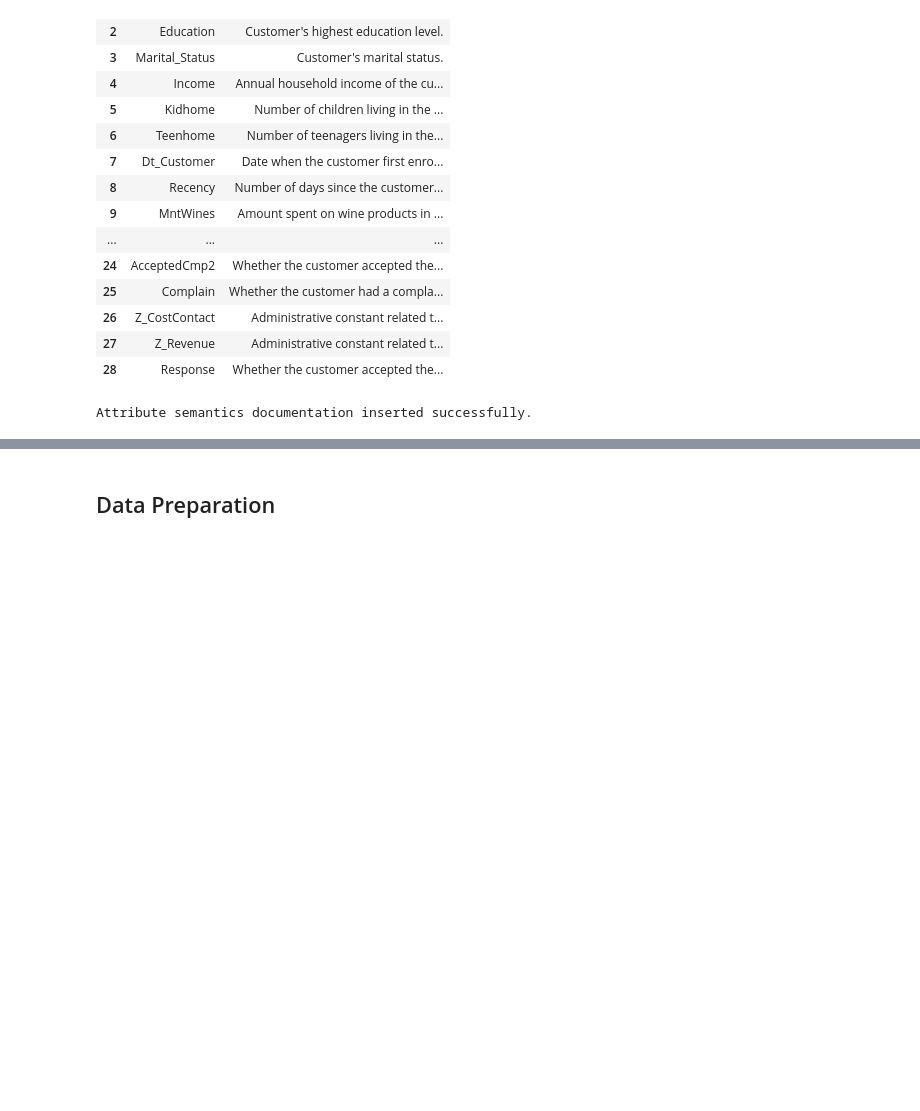
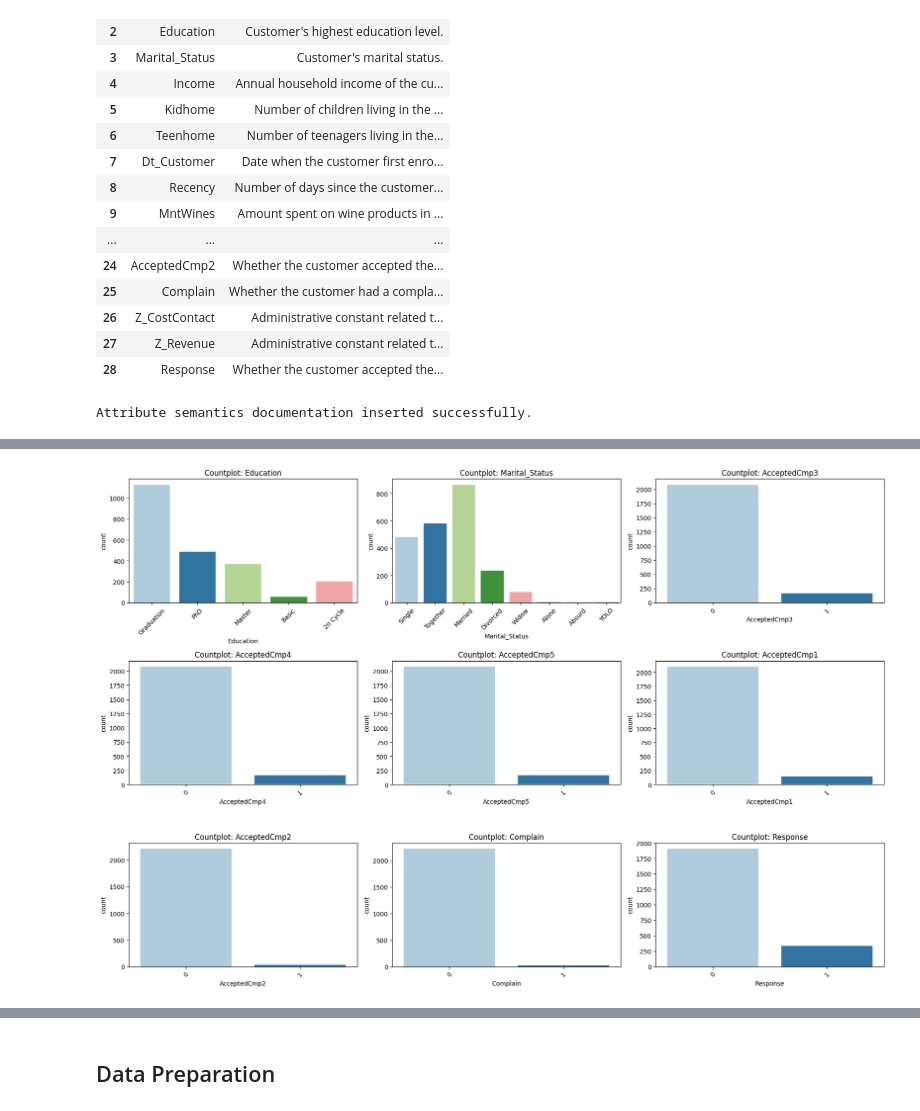
Before and after one commit to dasha-alekseenkova/Business-Intelligence_Lab3, a Jupyter notebook: Cyclists_251201.ipynb, the cells around one changed output, grey strips where cells are left out. Drawn from its saved outputs; the diff is of its cells as text; code cells hidden in the pictures; blank space fills up the shorter version.

```diff
--- a/Cyclists_251201.ipynb
+++ b/Cyclists_251201.ipynb
@@ -830,0 +1174,89 @@ NameError: name 'data' is not defined
+# %%
+# Categorical attributes (object dtype)
+categorical_cols = ifood_df.select_dtypes(include="object").columns.tolist()
+
+# binary attributes (numeric columns with only {0,1})
+binary_cols = [
+    col for col in ifood_df.columns
+    if ifood_df[col].dtype in ("int64", "float64")
+    and set(ifood_df[col].dropna().unique()).issubset({0, 1})
+]
+
+categorical_like_cols = categorical_cols + binary_cols
+# %%
+categorical_like_cols = [c for c in (categorical_cols + binary_cols) if c != "Dt_Customer"]
+
+def plot_categorical_overview(df, cols):
+    n = len(cols)
+    cols_per_row = 3
+    rows = (n + cols_per_row - 1) // cols_per_row
+
+    fig, axes = plt.subplots(rows, cols_per_row, figsize=(18, rows * 4))
+    axes = axes.flatten()
+
+    for i, col in enumerate(cols):
+        sns.countplot(x=df[col], ax=axes[i], hue=df[col], palette="Paired", legend=False)
+        axes[i].set_title(f"Countplot: {col}")
+        axes[i].tick_params(axis='x', rotation=45)
+
+    # Hide unused subplots
+    for j in range(i + 1, len(axes)):
+        axes[j].axis("off")
+
+    plt.tight_layout()
+    plt.show()
+
+start_time_cat = now()
+plot_categorical_overview(ifood_df, categorical_like_cols)
+end_time_cat = now()
+
+
+#############################################
+# Documentation: Categorical Overview Activity
+#############################################
+
+categorical_overview_code_writer = student_a
+cat_ass_uuid_executor = "5e823df6-1e13-4c71-abba-6225bb4cafac"  # Generate once
+cat_ass_uuid_writer = "aa089fc2-f4c5-4e96-8596-486ed53d0258"  # Generate once
+
+cat_comment = """
+Generated countplots for categorical and binary attributes in the iFood marketing dataset.
+Visualized the distribution of categories for Education, Marital_Status, and all binary campaign response flags.
+Dt_Customer was excluded from visualization due to high cardinality (individual dates).
+This analysis helps identify class imbalances and category distributions.
+"""
+
+categorical_overview_activity = [
+    f':generate_categorical_overview rdf:type prov:Activity .',
+    f':generate_categorical_overview sc:isPartOf :data_understanding_phase .',
+    f':generate_categorical_overview rdfs:label "Generate Categorical Overview Plots" .',
+    f':generate_categorical_overview rdfs:comment """{cat_comment}""" .',
+    f':generate_categorical_overview prov:startedAtTime "{start_time_cat}"^^xsd:dateTime .',
+    f':generate_categorical_overview prov:endedAtTime "{end_time_cat}"^^xsd:dateTime .',
+
+    # Executor association
+    f':generate_categorical_overview prov:qualifiedAssociation :{cat_ass_uuid_executor} .',
+    f':{cat_ass_uuid_executor} prov:agent :{executed_by} .',
+    f':{cat_ass_uuid_executor} rdf:type prov:Association .',
+    f':{cat_ass_uuid_executor} prov:hadRole :{code_executor_role} .',
+
+    # Writer association
+    f':generate_categorical_overview prov:qualifiedAssociation :{cat_ass_uuid_writer} .',
+    f':{cat_ass_uuid_writer} prov:agent :{categorical_overview_code_writer} .',
+    f':{cat_ass_uuid_writer} rdf:type prov:Association .',
+    f':{cat_ass_uuid_writer} prov:hadRole :{code_writer_role} .',
+
+    # Input: raw data
+    f':generate_categorical_overview prov:used :raw_data .',
+
+    # Output: categorical overview visualizations
+    f':categorical_overview_visualizations rdf:type prov:Entity .',
+    f':categorical_overview_visualizations prov:wasGeneratedBy :generate_categorical_overview .',
+    f':categorical_overview_visualizations rdfs:label "Categorical Overview Countplots" .',
+    f':categorical_overview_visualizations rdfs:comment "Countplot visualizations for {len(categorical_like_cols)} categorical and binary attributes." .',
+]
+engine.insert(categorical_overview_activity, prefixes=prefixes)
+
+print("Categorical overview documentation inserted successfully.")
+# %% [output]
+[figure, added]
```
Also changed, not shown: parts of 17 cells of this notebook.
